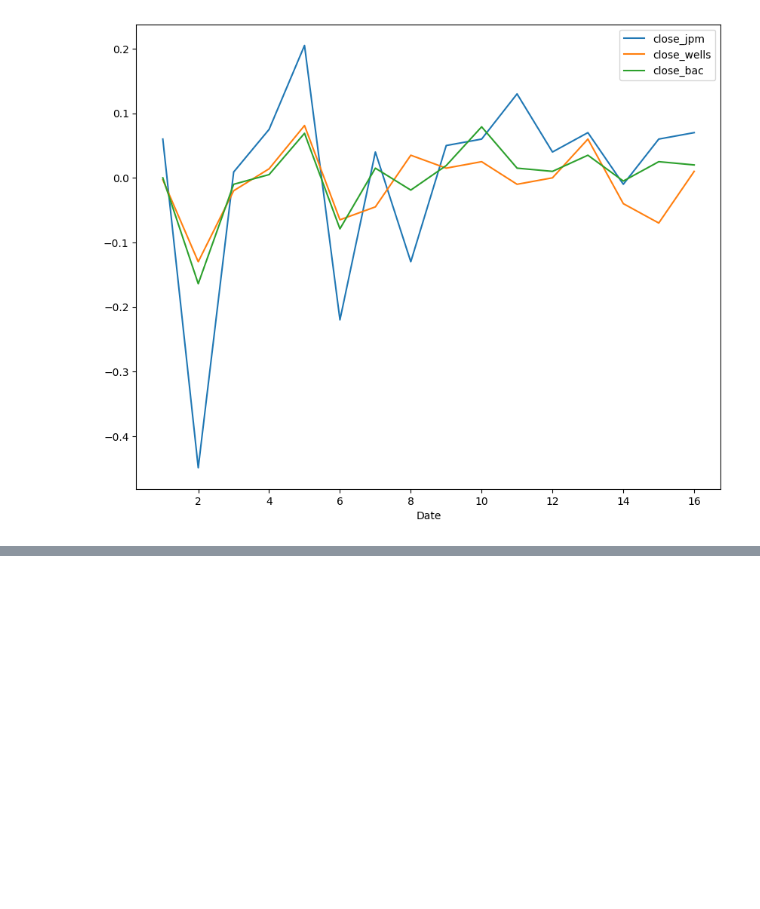
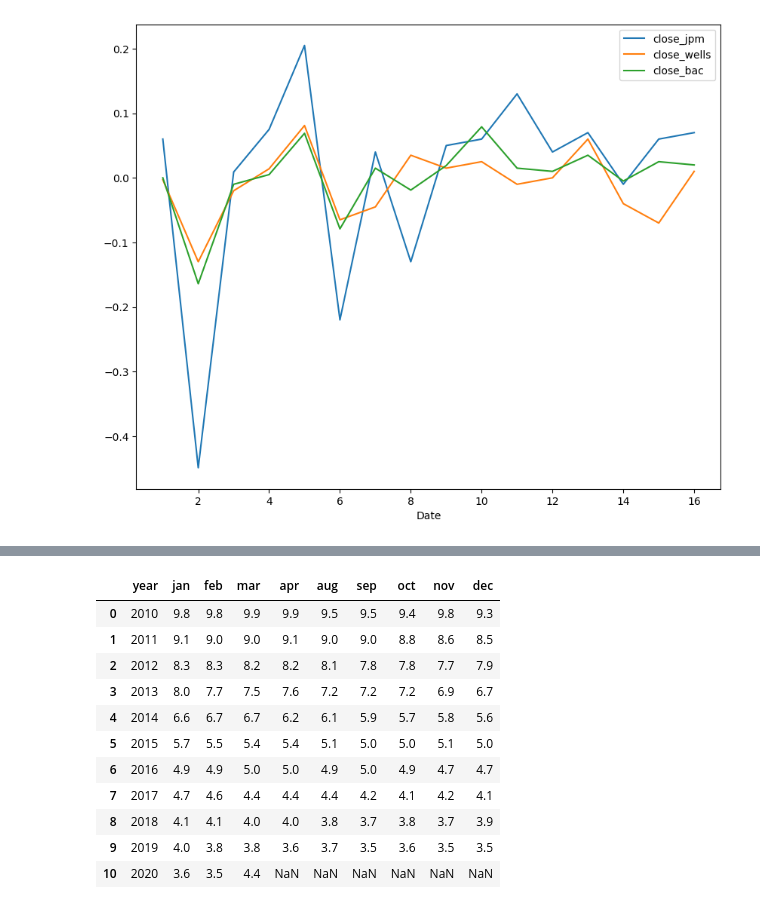
Before and after one commit to Kinetics20/Data_Science_notes, a Jupyter notebook: notebooks/pandas_merge_2.ipynb, the cells around one changed output, grey strips where cells are left out. Drawn from its saved outputs; the diff is of its cells as text; code cells hidden in the pictures; blank space fills up the shorter version.

```diff
--- a/notebooks/pandas_merge_2.ipynb
+++ b/notebooks/pandas_merge_2.ipynb
@@ -766,0 +792,31 @@ plt.show()
+# %%
+buffer = StringIO("""
+    year  jan  feb  mar  apr  ...  aug  sep  oct  nov  dec
+0   2010  9.8  9.8  9.9  9.9  ...  9.5  9.5  9.4  9.8  9.3
+1   2011  9.1  9.0  9.0  9.1  ...  9.0  9.0  8.8  8.6  8.5
+2   2012  8.3  8.3  8.2  8.2  ...  8.1  7.8  7.8  7.7  7.9
+3   2013  8.0  7.7  7.5  7.6  ...  7.2  7.2  7.2  6.9  6.7
+4   2014  6.6  6.7  6.7  6.2  ...  6.1  5.9  5.7  5.8  5.6
+5   2015  5.7  5.5  5.4  5.4  ...  5.1  5.0  5.0  5.1  5.0
+6   2016  4.9  4.9  5.0  5.0  ...  4.9  5.0  4.9  4.7  4.7
+7   2017  4.7  4.6  4.4  4.4  ...  4.4  4.2  4.1  4.2  4.1
+8   2018  4.1  4.1  4.0  4.0  ...  3.8  3.7  3.8  3.7  3.9
+9   2019  4.0  3.8  3.8  3.6  ...  3.7  3.5  3.6  3.5  3.5
+10  2020  3.6  3.5  4.4  NaN  ...  NaN  NaN  NaN  NaN  NaN
+""".strip())
+
+df = pd.read_csv(buffer, sep=r'\s+').drop(columns=['...'])
+df
+# %% [output]
+|  | year | jan | feb | mar | apr | aug | sep | oct | nov | dec |
+| 0 | 2010 | 9.8 | 9.8 | 9.9 | 9.9 | 9.5 | 9.5 | 9.4 | 9.8 | 9.3 |
+| 1 | 2011 | 9.1 | 9.0 | 9.0 | 9.1 | 9.0 | 9.0 | 8.8 | 8.6 | 8.5 |
+| 2 | 2012 | 8.3 | 8.3 | 8.2 | 8.2 | 8.1 | 7.8 | 7.8 | 7.7 | 7.9 |
+| 3 | 2013 | 8.0 | 7.7 | 7.5 | 7.6 | 7.2 | 7.2 | 7.2 | 6.9 | 6.7 |
+| 4 | 2014 | 6.6 | 6.7 | 6.7 | 6.2 | 6.1 | 5.9 | 5.7 | 5.8 | 5.6 |
+| 5 | 2015 | 5.7 | 5.5 | 5.4 | 5.4 | 5.1 | 5.0 | 5.0 | 5.1 | 5.0 |
+| 6 | 2016 | 4.9 | 4.9 | 5.0 | 5.0 | 4.9 | 5.0 | 4.9 | 4.7 | 4.7 |
+| 7 | 2017 | 4.7 | 4.6 | 4.4 | 4.4 | 4.4 | 4.2 | 4.1 | 4.2 | 4.1 |
+| 8 | 2018 | 4.1 | 4.1 | 4.0 | 4.0 | 3.8 | 3.7 | 3.8 | 3.7 | 3.9 |
+| 9 | 2019 | 4.0 | 3.8 | 3.8 | 3.6 | 3.7 | 3.5 | 3.6 | 3.5 | 3.5 |
+| 10 | 2020 | 3.6 | 3.5 | 4.4 | NaN | NaN | NaN | NaN | NaN | NaN |
```
Also changed, not shown: parts of 25 cells of this notebook.
